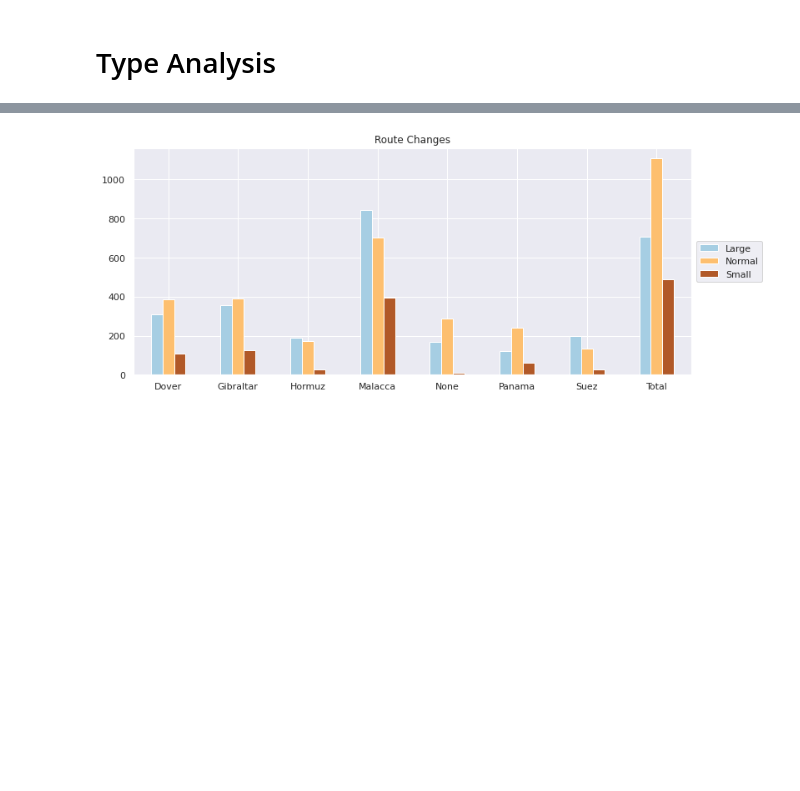
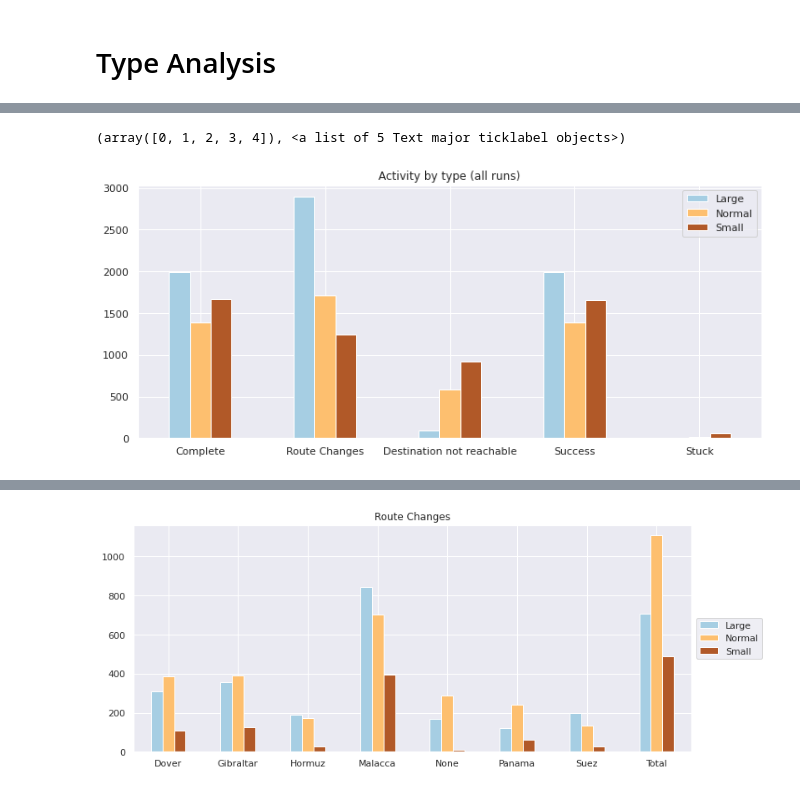
Before and after one commit to jvschlierf/Networks-ships-reroutes, a Jupyter notebook: analysis_eleonora.ipynb, the cells around one changed output, grey strips where cells are left out. Cells and saved outputs as stored; diff of their text form; code cells hidden in the pictures; blank space fills up the shorter version.

```diff
--- a/analysis_eleonora.ipynb
+++ b/analysis_eleonora.ipynb
@@ -143,0 +156,7 @@ for i in range(k):
+# %%
+types_df.groupby(level = 1).sum().loc[['Complete', 'Route Changes', 'Destination not reachable', 'Success', 'Stuck']].plot(kind = "bar", figsize = (12,5),  colormap = 'Paired')
+plt.title("Activity by type (all runs)")
+plt.xticks(rotation = 0)
+# %% [output]
+(array([0, 1, 2, 3, 4]), <a list of 5 Text major ticklabel objects>)
+[figure, added]
```
Also changed, not shown: parts of 6 cells of this notebook.
